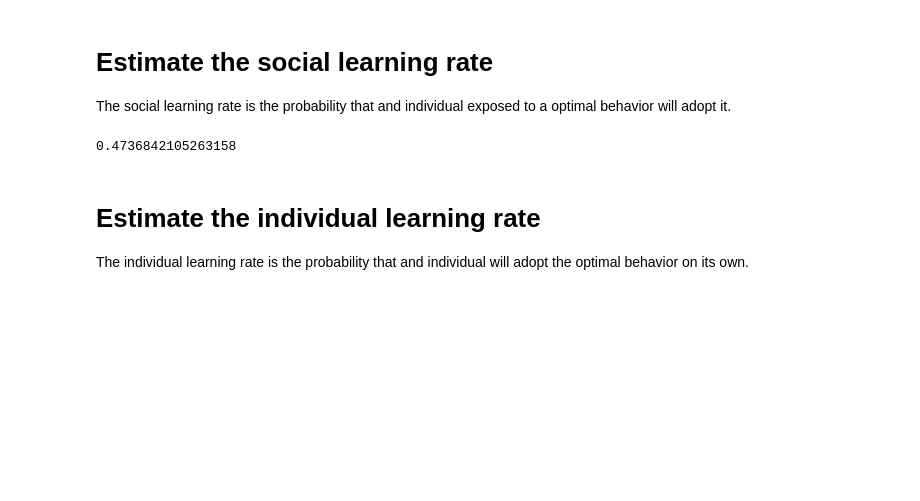
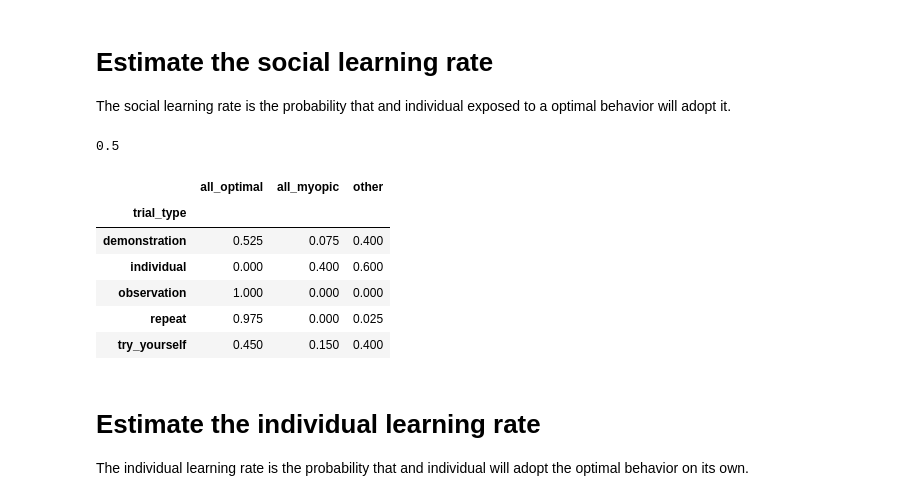
Before and after one commit to LBrinkmann/reward-network-iii, a Jupyter notebook: analysis/estimate_values.ipynb, the cells around one changed output. Drawn from its saved outputs; the diff is of its cells as text; code cells hidden in the pictures; blank space fills up the shorter version.

```diff
--- a/analysis/estimate_values.ipynb
+++ b/analysis/estimate_values.ipynb
@@ -10,20 +10,38 @@ experiment_type_B = 'reward-network-iii-8B-v1'
 The social learning rate is the probability that and individual exposed to a optimal behavior will adopt it.
 # %%
 moves_df = pd.read_csv(os.path.join('./data/pilots/',experiment_type_B,'moves.csv'))
+
+moves_df = moves_df[~moves_df['ai_player']]
+
+
 rel_trial_types = ['try_yourself']
 
-moves_df = moves_df[moves_df['trial_type'].isin(rel_trial_types)]
+# moves_df = moves_df[moves_df['trial_type'].isin(rel_trial_types)]
 
-opt_df = moves_df[moves_df['trial_type'].isin(rel_trial_types)].groupby(['session_id', 'trial_idx'])['optimal'].sum().reset_index()
+opt_df = moves_df.groupby(['session_id', 'trial_id', 'trial_type'])[['optimal','myopic']].sum().reset_index()
 opt_df['all_optimal'] = opt_df['optimal'] == 10
+opt_df['all_myopic'] = opt_df['myopic'] == 10
+opt_df['other'] = ~(opt_df['all_optimal'] | opt_df['all_myopic'])
+
+
+opt_df2 = opt_df[opt_df['trial_type'].isin(rel_trial_types)].copy()
 opt_df['all_optimal_discovered'] = opt_df.groupby('session_id')['all_optimal'].transform('cummax')
-
 opt_df['not_discovered'] = ~opt_df['all_optimal_discovered']
 
 opt_player_df = opt_df.groupby('session_id')['not_discovered'].sum().reset_index()
 print(1 - opt_player_df.shape[0] / opt_player_df['not_discovered'].sum())
 # %% [output]
-0.4736842105263158
+0.5
+# %%
+opt_df.groupby(['trial_type'])[['all_optimal', 'all_myopic', 'other']].mean()
+# %% [output]
+|  | all_optimal | all_myopic | other |
+| trial_type |  |  |  |
+| demonstration | 0.525 | 0.075 | 0.400 |
+| individual | 0.000 | 0.400 | 0.600 |
+| observation | 1.000 | 0.000 | 0.000 |
+| repeat | 0.975 | 0.000 | 0.025 |
+| try_yourself | 0.450 | 0.150 | 0.400 |
 # %% [markdown]
 # Estimate the individual learning rate
 
```
Also changed, not shown: parts of 3 cells of this notebook, 29 other files.
